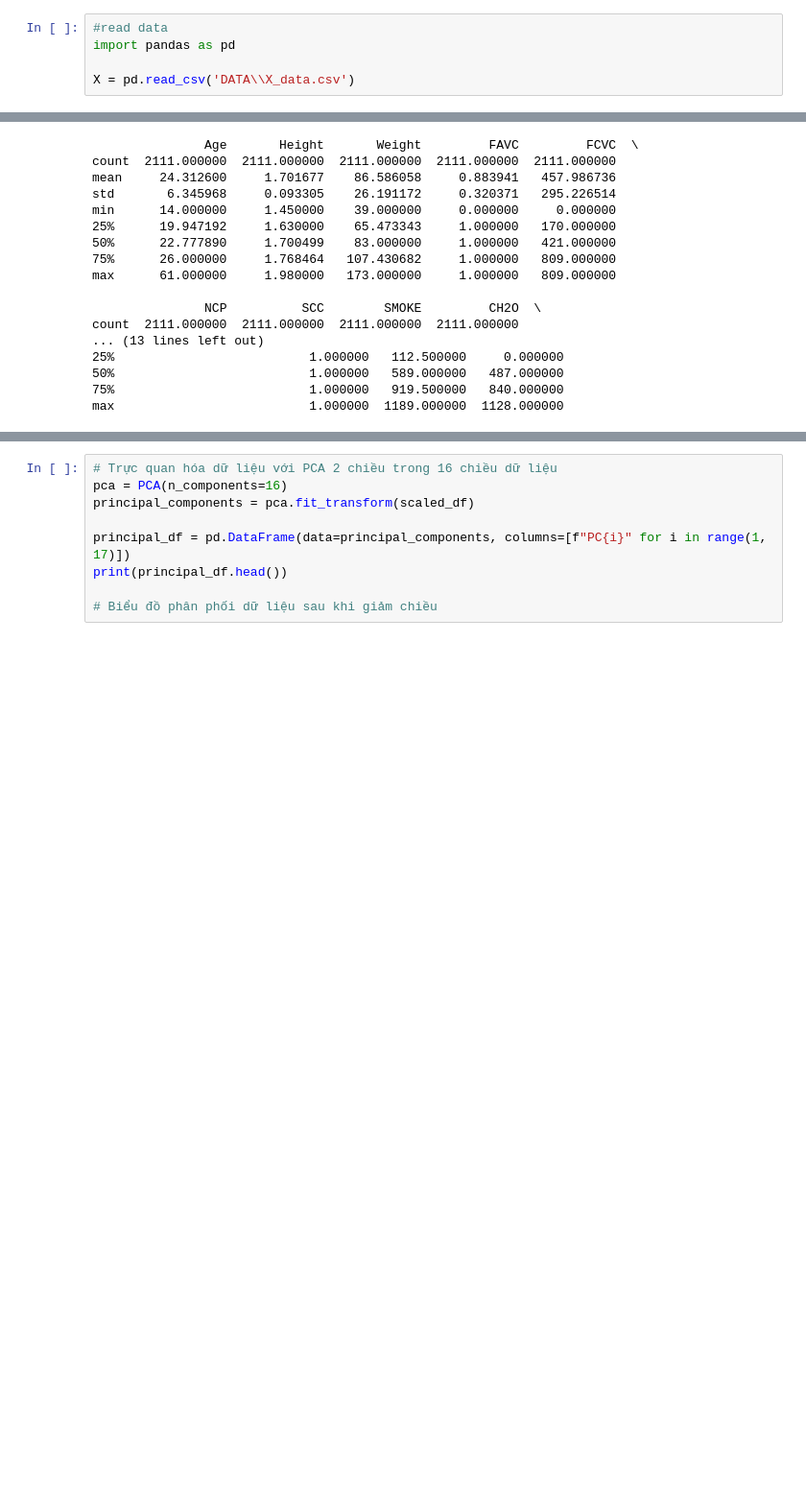
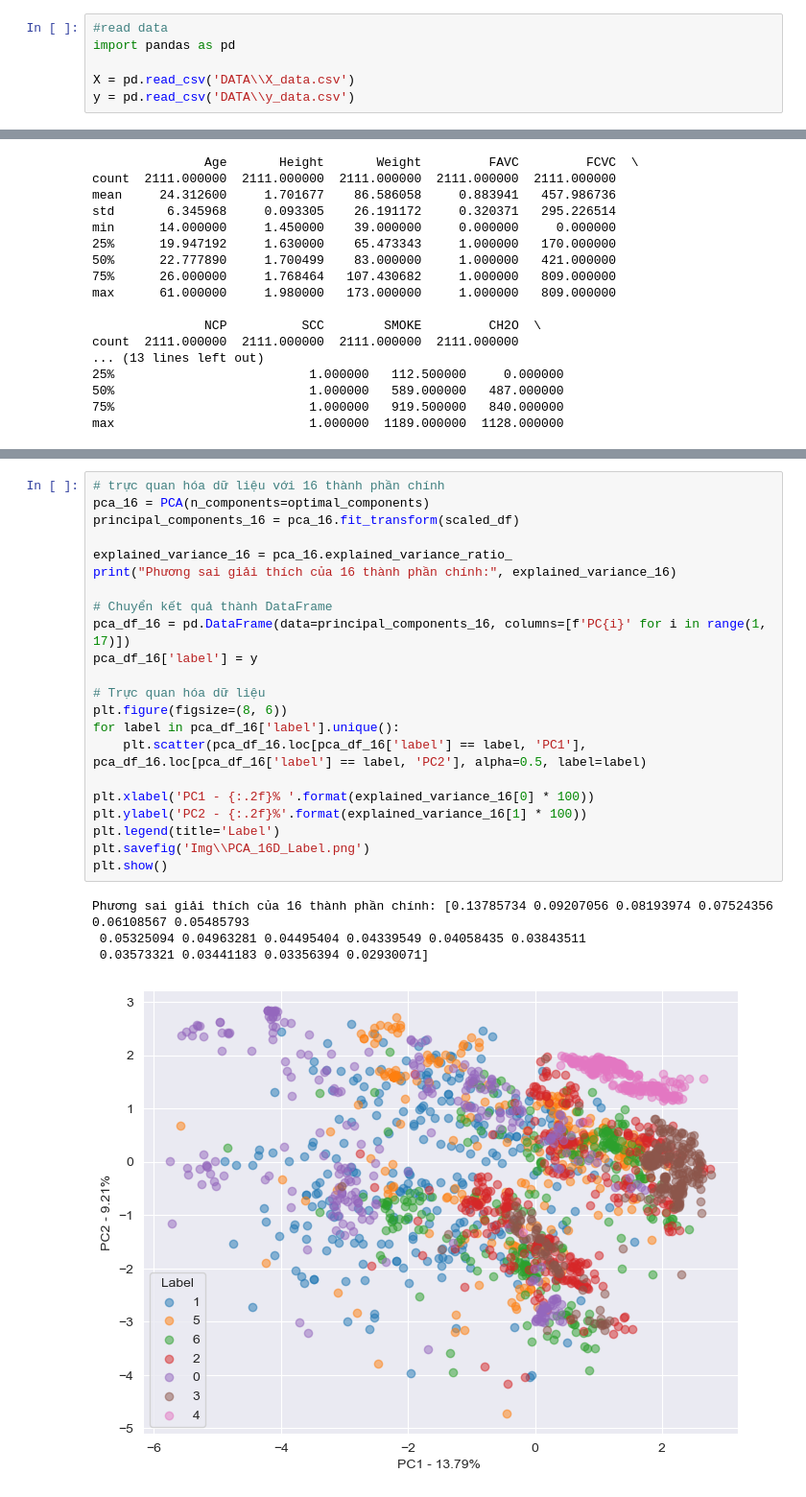
Before and after one commit to Anbt0106/Obesity-Classification, a Jupyter notebook: DataVisualization.ipynb, the cells around one changed output, grey strips where cells are left out. Shown at 96% size. Cells and saved outputs as stored; diff of their text form; blank space fills up the shorter version.

```diff
--- a/DataVisualization.ipynb
+++ b/DataVisualization.ipynb
@@ -5,6 +5,7 @@
 import pandas as pd
 
 X = pd.read_csv('DATA\\X_data.csv')
+y = pd.read_csv('DATA\\y_data.csv')
 # %%
 print(X.info())
 # %% [output]
@@ -118,10 +125,28 @@ Phương sai được giải thích bởi mỗi thành phần chính:
 Số chiều tối ưu là 16 để giữ lại 90.0% phương sai
-# %%
-# Trực quan hóa dữ liệu với PCA 2 chiều trong 16 chiều dữ liệu
-pca = PCA(n_components=16)
-principal_components = pca.fit_transform(scaled_df)
-
-principal_df = pd.DataFrame(data=principal_components, columns=[f"PC{i}" for i in range(1, 17)])
-print(principal_df.head())
-
-# Biểu đồ phân phối dữ liệu sau khi giảm chiều
+# %%
+# trực quan hóa dữ liệu với 16 thành phần chính
+pca_16 = PCA(n_components=optimal_components)
+principal_components_16 = pca_16.fit_transform(scaled_df)
+
+explained_variance_16 = pca_16.explained_variance_ratio_
+print("Phương sai giải thích của 16 thành phần chính:", explained_variance_16)
+
+# Chuyển kết quả thành DataFrame
+pca_df_16 = pd.DataFrame(data=principal_components_16, columns=[f'PC{i}' for i in range(1, 17)])
+pca_df_16['label'] = y
+
+# Trực quan hóa dữ liệu
+plt.figure(figsize=(8, 6))
+for label in pca_df_16['label'].unique():
+    plt.scatter(pca_df_16.loc[pca_df_16['label'] == label, 'PC1'], pca_df_16.loc[pca_df_16['label'] == label, 'PC2'], alpha=0.5, label=label)
+
+plt.xlabel('PC1 - {:.2f}% '.format(explained_variance_16[0] * 100))
+plt.ylabel('PC2 - {:.2f}%'.format(explained_variance_16[1] * 100))
+plt.legend(title='Label')
+plt.savefig('Img\\PCA_16D_Label.png')
+plt.show()
+# %% [output]
+Phương sai giải thích của 16 thành phần chính: [0.13785734 0.09207056 0.08193974 0.07524356 0.06108567 0.05485793
+ 0.05325094 0.04963281 0.04495404 0.04339549 0.04058435 0.03843511
+ 0.03573321 0.03441183 0.03356394 0.02930071]
+[figure, added]
```
Also changed, not shown: parts of 10 cells of this notebook, 5 other files.
